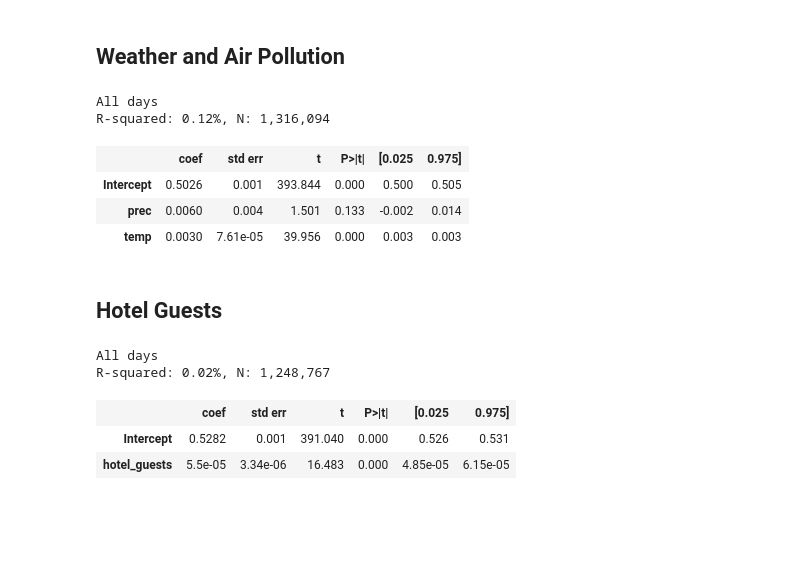
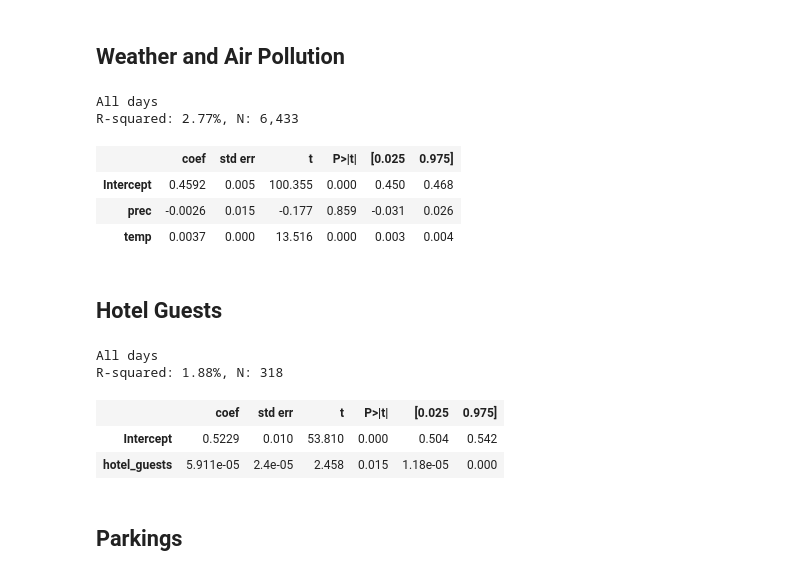
Before and after one commit to AlexandreBellas/USI-Hackathon-2019, a Jupyter notebook: data/analysis/Untitled.ipynb, the cells around one changed output. Saved outputs shown, nothing was run; the diff lists cells and outputs as text; code cells hidden in the pictures; blank space fills up the shorter version.

```diff
--- a/data/analysis/Untitled.ipynb
+++ b/data/analysis/Untitled.ipynb
@@ -32,0 +25,10 @@ ds = tra.dropna().copy()
+# %%
+nat = pd.read_csv("../analysis/nationalities_incoming.csv", parse_dates=['Date']).set_index('Date')
+tra = tra.reset_index().set_index('date')
+tra[nat.columns] = nat
+tra = tra.reset_index().set_index(['fermata', 'weekend', 'date', 'hour'])
+
+peo = pd.read_csv("../analysis/people_total.csv", parse_dates=['date']).set_index(['date', 'hour'])
+tra = tra.reset_index().set_index(['date','hour'])
+tra[peo.columns] = peo
+tra = tra.reset_index().set_index(['fermata', 'weekend', 'date', 'hour'])
@@ -86,16 +84,16 @@ tra = tra.reset_index().set_index(['fermata', 'weekend', 'date', 'hour'])
 ds = tra.copy()
 # %%
 print('All days')
-reg = smf.ols(" traffic ~ prec + temp", ds).fit()
+reg = smf.ols(" traffic ~ prec + temp", ds.groupby(['date', 'hour']).mean()).fit()
 print("R-squared: {0:1.2f}%, N: {1:1,.0f}".format(reg.rsquared*100, reg.nobs))
 reg.summary().tables[1]
 # %% [output]
 All days
-R-squared: 0.12%, N: 1,316,094
+R-squared: 2.77%, N: 6,433
 |  | coef | std err | t | P>|t| | [0.025 | 0.975] |
-| Intercept | 0.5026 | 0.001 | 393.844 | 0.000 | 0.500 | 0.505 |
-| prec | 0.0060 | 0.004 | 1.501 | 0.133 | -0.002 | 0.014 |
-| temp | 0.0030 | 7.61e-05 | 39.956 | 0.000 | 0.003 | 0.003 |
+| Intercept | 0.4592 | 0.005 | 100.355 | 0.000 | 0.450 | 0.468 |
+| prec | -0.0026 | 0.015 | -0.177 | 0.859 | -0.031 | 0.026 |
+| temp | 0.0037 | 0.000 | 13.516 | 0.000 | 0.003 | 0.004 |
 # %% [markdown]
 ## Hotel Guests
 # %%
@@ -106,12 +104,14 @@ tra = tra.reset_index().set_index(['fermata', 'weekend', 'date', 'hour'])
 ds = tra.copy()
 # %%
 print('All days')
-reg = smf.ols(" traffic ~ hotel_guests", ds).fit()
+reg = smf.ols(" traffic ~ hotel_guests", ds.groupby(['date']).mean()).fit()
 print("R-squared: {0:1.2f}%, N: {1:1,.0f}".format(reg.rsquared*100, reg.nobs))
 reg.summary().tables[1]
 # %% [output]
 All days
-R-squared: 0.02%, N: 1,248,767
+R-squared: 1.88%, N: 318
 |  | coef | std err | t | P>|t| | [0.025 | 0.975] |
-| Intercept | 0.5282 | 0.001 | 391.040 | 0.000 | 0.526 | 0.531 |
-| hotel_guests | 5.5e-05 | 3.34e-06 | 16.483 | 0.000 | 4.85e-05 | 6.15e-05 |
+| Intercept | 0.5229 | 0.010 | 53.810 | 0.000 | 0.504 | 0.542 |
+| hotel_guests | 5.911e-05 | 2.4e-05 | 2.458 | 0.015 | 1.18e-05 | 0.000 |
+# %% [markdown]
+## Parkings
```
Also changed, not shown: parts of 15 cells of this notebook, 3 other files.
